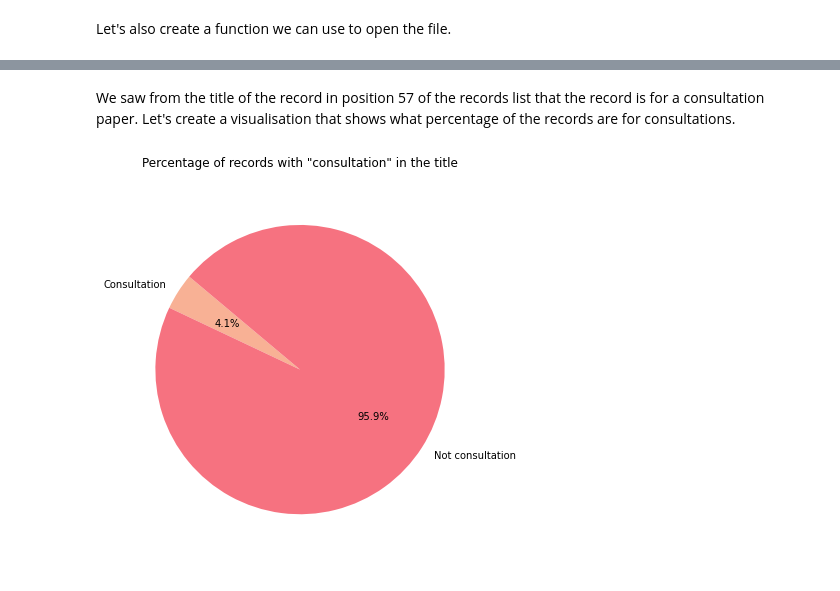
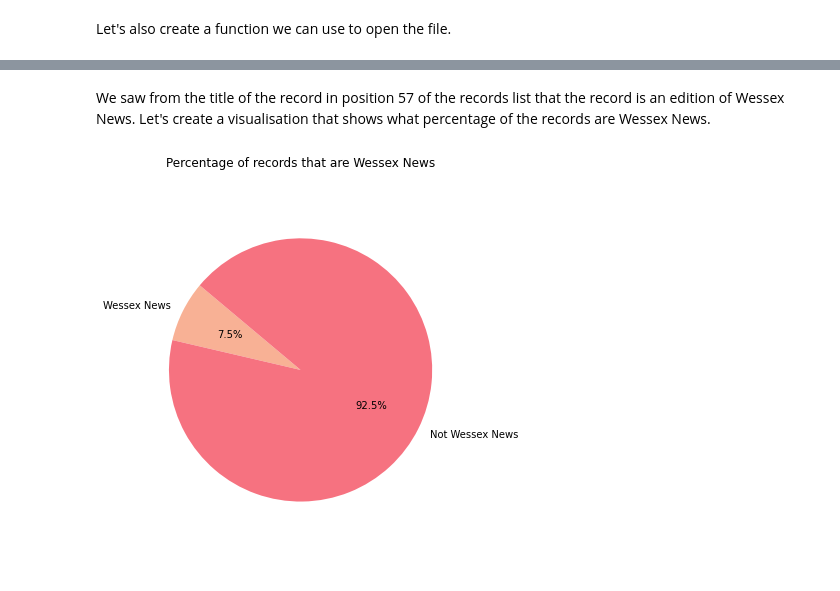
Before and after one commit to UniSotonLibrary/notebooks, a Jupyter notebook: Digital Library Search API.ipynb, the cells around one changed output, grey strips where cells are left out. Drawn from its saved outputs; the diff is of its cells as text; code cells hidden in the pictures.

```diff
--- a/Digital Library Search API.ipynb
+++ b/Digital Library Search API.ipynb
@@ -211,29 +211,29 @@ print(len(records_from_file))
 # %% [markdown]
-We saw from the title of the record in position 57 of the records list that the record is for a consultation paper. Let's create a visualisation that shows what percentage of the records are for consultations.
+We saw from the title of the record in position 57 of the records list that the record is an edition of Wessex News. Let's create a visualisation that shows what percentage of the records are Wessex News.
 # %%
 # import the matplotlib library
 import matplotlib.pyplot as plt
 
-# count how many record titles contain the word 'consultation'
+# count how many record titles contain the words 'wessex news'
 matching_count = sum(
     1 for record in records_from_file
-    if 'consultation' in record['title'].lower()# checks if the word 'consultation is in the title of the current record'
+    if 'wessex news' in record['title'].lower()# checks if the word 'consultation is in the title of the current record'
 )
 records_count = len(records_from_file)
 not_matching_count = records_count - matching_count
 
 matching_percentage = (matching_count / records_count) * 100 if records_count > 0 else 0
 
 # create the pie chart
-labels = ['Consultation', 'Not consultation']
+labels = ['Wessex News', 'Not Wessex News']
 sizes = [matching_count, not_matching_count]
 colours = ['#f8b195', '#f67280']
 
 plt.figure(figsize=(6, 6))
 plt.pie(sizes, labels=labels, colors=colours, autopct='%1.1f%%', startangle=140)
-plt.title('Percentage of records with "consultation" in the title')
+plt.title('Percentage of records that are Wessex News')
 plt.axis('equal')
 plt.tight_layout()
 plt.show()
 # %% [output]
-[figure, old version]
+[figure, new version]
```
Also changed, not shown: parts of 8 cells of this notebook, 1 other file.
